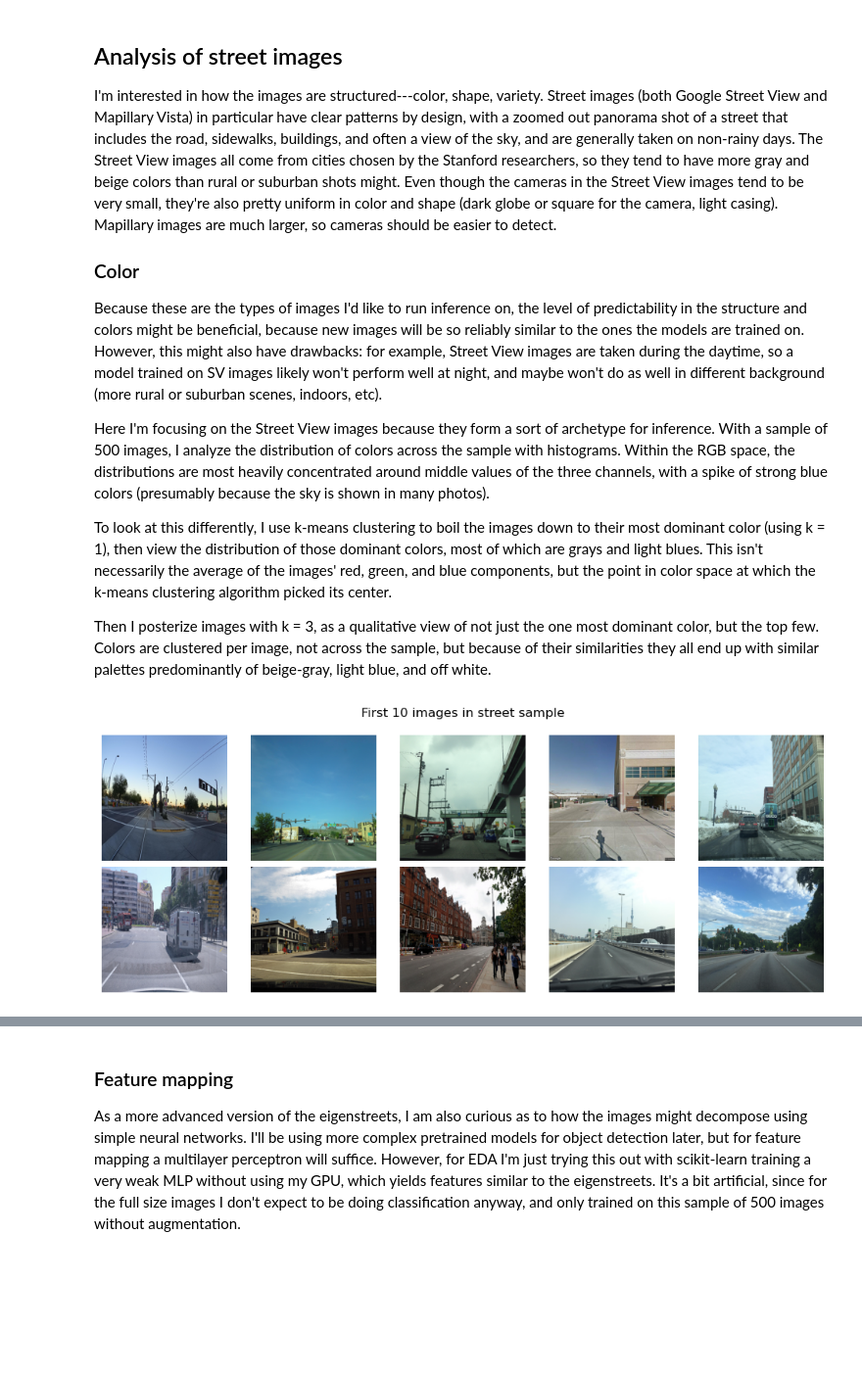
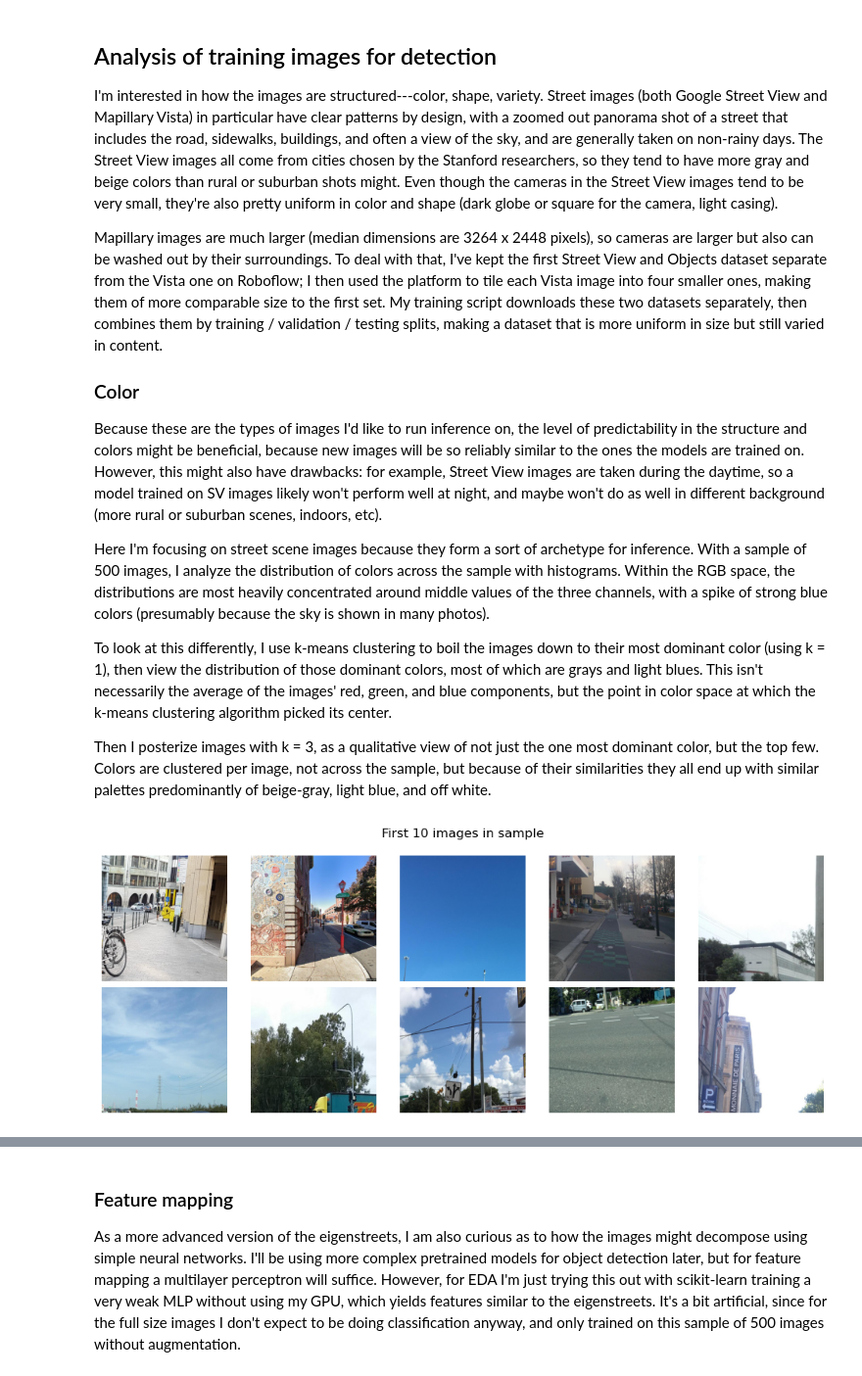
Before and after one commit to DATA-606-2023-FALL-MONDAY/seaberry_camille, a Jupyter notebook: src/eda_v2.ipynb, the cells around one changed output, grey strips where cells are left out. Shown at 98% size. Saved outputs shown, nothing was run; the diff lists cells and outputs as text; code cells hidden in the pictures; blank space fills up the shorter version.

Commit message:
Finish EDA with new data, update class training script

```diff
--- a/src/eda_v2.ipynb
+++ b/src/eda_v2.ipynb
@@ -48,14 +86,0 @@ def safe_read_cv(path):
-# %%
-# combine street view and vista datasets
-sv_meta = pd.read_csv(ROOT_DIR / 'data/streetview/sv_clean.csv')
-sv_meta['path'] = sv_meta['image'].apply(lambda x: ROOT_DIR / 'data/streetview/images' / x)
-vis_meta = pd.read_csv(ROOT_DIR / 'data/vista/vista_ann.csv')
-vis_meta['path'] = vis_meta['image'].apply(lambda x: ROOT_DIR / 'data/vista/images' / x)
-
-
-svv_meta = pd.concat([sv_meta, vis_meta], axis=0, ignore_index=True)
-svv_meta = svv_meta.loc[svv_meta['path'].apply(check_img), :]
-# svv_meta['cv'] = svv_meta['path'].apply(safe_read_cv)
-
-with open(ROOT_DIR / 'data/obj365/val-coco.json') as f:
-    obj_meta = json.load(f)
@@ -70,0 +97,22 @@ svv_meta.head()
+# %%
+
+# images setup is changed, so do EDA from image & label folders
+# img_meta: one row per image
+img_globs = (ROOT_DIR / 'data/comb_full/train/images').glob('*.jpg')
+img_meta = pd.DataFrame({ 'img_path': list(img_globs) })
+img_meta['id'] = img_meta['img_path'].apply(lambda x: x.stem)
+img_meta['lbl_path'] = img_meta['id'].apply(lambda x: ROOT_DIR / 'data/comb_full/train/labels' / f'{x}.txt')
+
+# read each label file, ignoring empty input file warnings
+img_meta['bbox'] = img_meta['lbl_path'].apply(lambda x: quiet_read_txt(x, unpack = True))
+img_meta['bbox'] = img_meta['bbox'].apply(lambda x: x.reshape(-1, 4))
+img_meta['n_boxes'] = img_meta['bbox'].apply(lambda x: len(x))
+img_meta['cv'] = img_meta['img_path'].apply(lambda x: safe_read_cv(x))
+img_meta['shape'] = img_meta['cv'].apply(lambda x: x.shape)
+
+# lbl_meta: one row per bounding box
+lbl_meta = img_meta.explode('bbox')
+lbl_meta = lbl_meta.set_index('id')
+lbl_meta = lbl_meta['bbox'].apply(pd.Series)
+lbl_meta.columns = ['x', 'y', 'w', 'h']
+lbl_meta.head()
@@ -71,13 +231,15 @@ svv_meta.head()
 # %% [markdown]
-## Analysis of street images
+## Analysis of training images for detection
 
-I'm interested in how the images are structured---color, shape, variety. Street images (both Google Street View and Mapillary Vista) in particular have clear patterns by design, with a zoomed out panorama shot of a street that includes the road, sidewalks, buildings, and often a view of the sky, and are generally taken on non-rainy days. The Street View images all come from cities chosen by the Stanford researchers, so they tend to have more gray and beige colors than rural or suburban shots might. Even though the cameras in the Street View images tend to be very small, they're also pretty uniform in color and shape (dark globe or square for the camera, light casing). Mapillary images are much larger, so cameras should  be easier to detect.
+I'm interested in how the images are structured---color, shape, variety. Street images (both Google Street View and Mapillary Vista) in particular have clear patterns by design, with a zoomed out panorama shot of a street that includes the road, sidewalks, buildings, and often a view of the sky, and are generally taken on non-rainy days. The Street View images all come from cities chosen by the Stanford researchers, so they tend to have more gray and beige colors than rural or suburban shots might. Even though the cameras in the Street View images tend to be very small, they're also pretty uniform in color and shape (dark globe or square for the camera, light casing).
+
+Mapillary images are much larger (median dimensions are 3264 x 2448 pixels), so cameras are larger but also can be washed out by their surroundings. To deal with that, I've kept the first Street View and Objects dataset separate from the Vista one on Roboflow; I then used the platform to tile each Vista image into four smaller ones, making them of more comparable size to the first set. My training script downloads these two datasets separately, then combines them by training / validation / testing splits, making a dataset that is more uniform in size but still varied in content.
 
 ### Color
 
 Because these are the types of images I'd like to run inference on, the level of predictability in the structure and colors might be beneficial, because new images will be so reliably similar to the ones the models are trained on. However, this might also have drawbacks: for example, Street View images are taken during the daytime, so a model trained on SV images likely won't perform well at night, and maybe won't do as well in different background (more rural or suburban scenes, indoors, etc).
 
-Here I'm focusing on the Street View images because they form a sort of archetype for inference. With a sample of 500 images, I analyze the distribution of colors across the sample with histograms. Within the RGB space, the distributions are most heavily concentrated around middle values of the three channels, with a spike of strong blue colors (presumably because the sky is shown in many photos).
+Here I'm focusing on street scene images because they form a sort of archetype for inference. With a sample of 500 images, I analyze the distribution of colors across the sample with histograms. Within the RGB space, the distributions are most heavily concentrated around middle values of the three channels, with a spike of strong blue colors (presumably because the sky is shown in many photos).
 
 To look at this differently, I use k-means clustering to boil the images down to their most dominant color (using k = 1), then view the distribution of those dominant colors, most of which are grays and light blues. This isn't necessarily the average of the images' red, green, and blue components, but the point in color space at which the k-means clustering algorithm picked its center.
 
@@ -120,10 +247,10 @@ def img_grid(imgs,
 # %%
 n_samp = 500
-svv_samp = svv_meta['path'].sample(n_samp, random_state = 1).apply(safe_read_cv).apply(lambda x: cv2.resize(x, (640, 640)))
+svv_samp = img_meta['img_path'].sample(n_samp, random_state = 1).apply(safe_read_cv).apply(lambda x: cv2.resize(x, (640, 640)))
 img_grid(svv_samp.iloc[0:10], nrow = 2, figsize = (10, 4),
-         title = 'First 10 images in street sample')
+         title = 'First 10 images in sample')
 # %% [output]
-[figure, old version]
+[figure, new version]
 # %%
 # hists = np.zeros((3, len(sv_samp), 256))
 hists = {}
```
Also changed, not shown: parts of 43 cells of this notebook, 2 other files.
